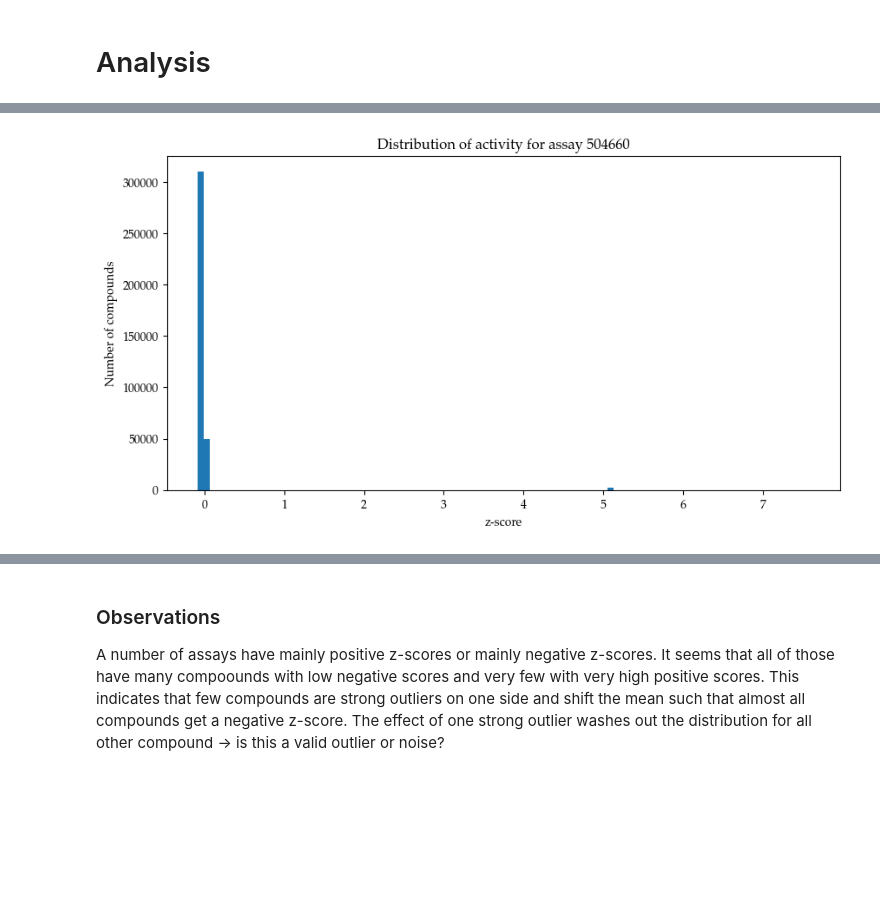
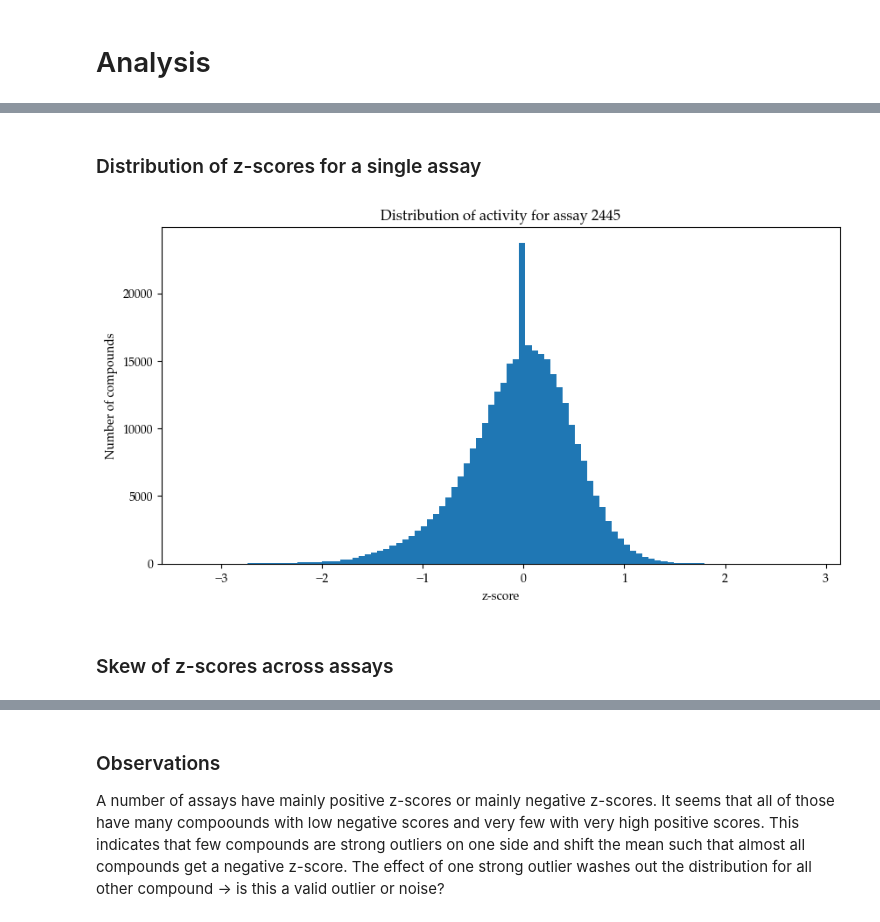
Before and after one commit to davidkubanek/Thesis, a Jupyter notebook: HTS_fingerprints.ipynb, the cells around one changed output, grey strips where cells are left out. Drawn from its saved outputs; the diff is of its cells as text; code cells hidden in the pictures; blank space fills up the shorter version.

Commit message:
binary data cleanse ready

```diff
--- a/HTS_fingerprints.ipynb
+++ b/HTS_fingerprints.ipynb
@@ -681,7 +801,7 @@ SUCCESS
 # %%
 # load random AIDs assay from the filtered assays to check if the filtering was successful
 AID = np.random.choice(data_process.valid_AIDs)
-AID = '624304'
+AID = '2648'
 # Load the CSV file
 df = pd.read_csv(directory+'/filtered/'+f'AID_{AID}.csv')
 df.head()
@@ -790,6 +936,6 @@ data_process.compare_to_Helal()
 # Analysis
 # %%
 # Load the matrix
-matrix_df = pd.read_csv('Data/activity_matrix_100.csv')
+matrix_df = pd.read_csv(directory + '/final/activity_matrix_579_median.csv')
 matrix_df.head()
 # %% [output]
@@ -803,4 +948,0 @@ matrix_df.head()
-# %%
-# Load the matrix
-matrix_df = pd.read_csv('Data/activity_matrix_filtered_100.csv')
-matrix_df.head()
@@ -815,7 +951,4 @@ matrix_df.head()
 # %%
-# replace null values with 0
-matrix_df.fillna(0, inplace=True)
-
 # check if there is any assay that has zero values across all compounds
 pos_assays = torch.ones(len(matrix_df.columns)-1)
 for i, assay in enumerate(matrix_df.columns):
@@ -833,27 +966,12 @@ for i, compound in enumerate(matrix_df['SMILES']):
     if matrix_df.iloc[i,1:].any() != 0:
         pos_compounds[i] = 0
 
-# check proportion of positive and negative samples across each assay
-pos_ratio = torch.zeros(len(matrix_df.columns)-1)
-for i, assay in enumerate(matrix_df.columns):
-    # print(matrix_df[assay])
-    if assay=='SMILES':
-        continue
-    # first make column binary
-    y = np.where(matrix_df[assay].values>0, 1, 0)
-    pos_ratio[i-1] = y.sum()/len(y)
-
-print('Assays without activity: ', matrix_df.columns[1:][np.where(pos_assays.int().numpy()==1)])
+if pos_assays.sum() > 0:
+    print('Assays without activity: ', matrix_df.columns[1:][np.where(pos_assays.int().numpy()==1)])
+else:
+    print('Assays without activity: All assays have activity')
 if pos_compounds.sum() > 0:
     print('Compounds without activity: ', matrix_df['SMILES'][np.where(pos_compounds.int().numpy()==1)])
 else:
     print('Compounds without activity: All compounds have activity')
-
-#plot pos_ratio
-plt.figure(figsize=(10,5))
-plt.hist(pos_ratio, bins=20)
-plt.xlabel('Proportion of positive samples')
-plt.ylabel('Number of assays')
-plt.title('Distribution of positive samples across assays')
-plt.show()
 # %% [output]
@@ -871,14 +1024,21 @@ Assays with few positive samples:
+# %% [markdown]
+### Distribution of z-scores for a single assay
 # %%
 # show the distribution of values for any assay
 assay = '504660'
+assay = str(np.random.choice(data_process.valid_AIDs))
 plt.figure(figsize=(10,5))
 plt.hist(matrix_df[assay], bins=100)
 plt.xlabel('z-score')
 plt.ylabel('Number of compounds')
 plt.title('Distribution of activity for assay '+assay)
+# chagne range
+#plt.ylim(-10, 10)
 plt.show()
 # %% [output]
-[figure, old version]
+[figure, new version]
+# %% [markdown]
+### Skew of z-scores across assays
 # %%
 # calcualte the skew of the Z-scores for each assay, while excluding data fields with zero values
 skew = []
```
Also changed, not shown: parts of 57 cells of this notebook, 1 other file.
